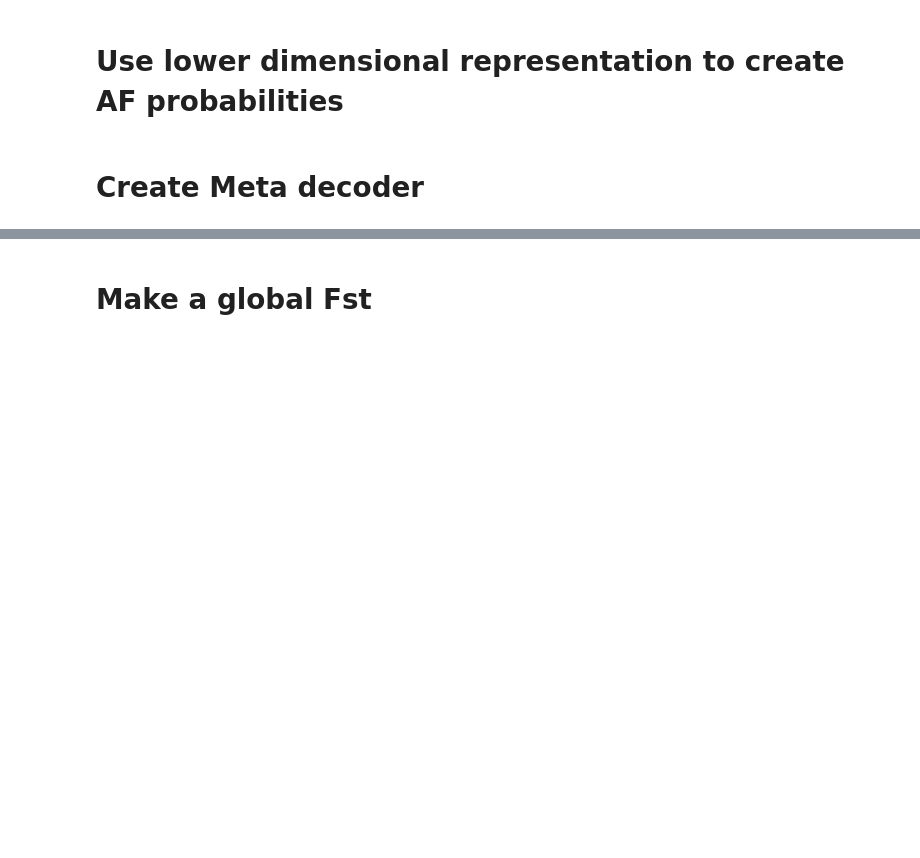
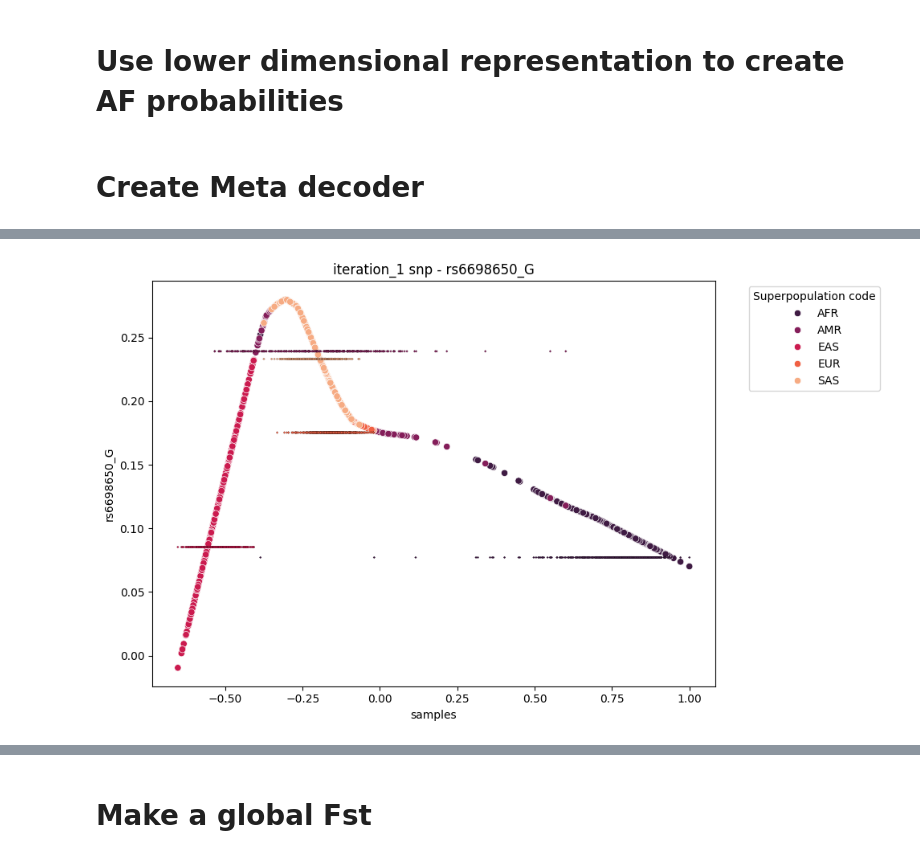
Before and after one commit to mat2m10/pca_projection, a Jupyter notebook: run_test.ipynb, the cells around one changed output, grey strips where cells are left out. Drawn from its saved outputs; the diff is of its cells as text; code cells hidden in the pictures; blank space fills up the shorter version.

Commit message:
PCA projection

```diff
--- a/run_test.ipynb
+++ b/run_test.ipynb
@@ -523,0 +502,18 @@ Running iteration 4 of projection 2
+# %%
+# Function to compute MAF per population
+def calculate_maf(df):
+    maf_results = {}
+
+    for pop in df['pop'].unique():
+        pop_df = df[df['pop'] == pop]  # Subset by population
+
+        # Count occurrences of each genotype
+        count_neg1 = (pop_df['rs6698650_G'] == -1).sum()  # Homozygous minor (-1)
+        count_0 = (pop_df['rs6698650_G'] == 0).sum()       # Heterozygous (0)
+        total = len(pop_df)  # Total number of individuals
+
+        # Compute MAF
+        maf = (count_neg1) / (total)
+        maf_results[pop] = maf
+
+    return maf_results
@@ -524,27 +522,57 @@ Running iteration 4 of projection 2
 # %%
-# Check the results of the MAFs estimated by the meta decoder
+path_projected_snps = f"{CONFIG['PATH_data']}/04_projected/"
+projections = [f for f in os.listdir(path_projected_snps) if f.startswith("projection")]
+for projection in projections[0:1]:
+    print(f"Running projection {projection}")
+    projection_nr = int(projection.split("_")[-1])
+    path_projection = f"{path_projected_snps}/{projection}/"
 
-central_dim  = pd.read_pickle(f"{CONFIG['PATH_data']}/iteration_1/concated_one_hot_dims.pkl")
-iterations = [f for f in os.listdir(f"{CONFIG['PATH_data']}") if f.startswith('iteration')]
-iterations.sort()
-for iteration in iterations[1:]:
-    print(iteration)
-    path_maf = f"{CONFIG['PATH_data']}/{iteration}/05_macro_estimated_AF/"
-    for chrom in [f for f in os.listdir(path_maf) if f.startswith('chrom')]:
-        path_p2 = f"{path_maf}/{chrom}/p2/"
-        chunks = [f for f in os.listdir(path_p2) if f.startswith('AFs')]
-        path_chrom = f"{path_maf}/{chrom}/"
-        for chunk in chunks:
-            min_AFs = pd.read_pickle(f"{path_chrom}/q2/{chunk}")
-            het_AFs = pd.read_pickle(f"{path_chrom}/2pq/{chunk}")
-            maj_AFs = pd.read_pickle(f"{path_chrom}/p2/{chunk}")
-            to_check = list(min_AFs.columns)[-1]
-            AFs = min_AFs[[to_check]].copy()
-            AFs['Superpopulation code'] = list(ids['Superpopulation code'])
-            AFs['Population code'] = list(ids['Population code'])
-            AFs['samples'] = list(central_dim['pop_0_PC1_dim_1'])
-            make_population_plot(AFs, 'samples', to_check,'Superpopulation code', f"{iteration} snp - {to_check}", palette = 'rocket')
 
-            #AFs = min_AFs + het_AFs + maj_AFs
-            #AFs.to_pickle(f"{path_chunk}/AFs_{chunk.split('.pkl')[0]}.pkl")
+    central_dim  = pd.read_pickle(f"{path_projection}/iteration_1/concated_one_hot_dims.pkl")
+    iterations = [f for f in os.listdir(f"{path_projection}") if f.startswith('iteration')]
+    iterations.sort()
+    for iteration in iterations:
+        print(iteration)
+        path_maf = f"{path_projection}/{iteration}/05_macro_estimated_AF/"
+        for chrom in [f for f in os.listdir(path_maf) if f.startswith('chrom')][0:1]:
+            path_p2 = f"{path_maf}/{chrom}/p2/"
+            blocks = [f for f in os.listdir(path_p2) if f.startswith('AFs')]
+            path_chrom = f"{path_maf}/{chrom}/"
+            for block in blocks[0:1]:
+                min_AFs = pd.read_pickle(f"{path_chrom}/q2/{block}")
+                het_AFs = pd.read_pickle(f"{path_chrom}/2pq/{block}")
+                maj_AFs = pd.read_pickle(f"{path_chrom}/p2/{block}")
+                path_snps = f"{path_projection}/04_ld_blocks/{chrom}/{block.split('AFs_')[1]}"
+                to_check = list(min_AFs.columns)[-1]
+                snps = pd.read_pickle(path_snps)[[to_check]]
+                snps['pop'] = list(ids['Superpopulation code'])
+
+                maf_per_population = calculate_maf(snps)
+                AFs = min_AFs[[to_check]].copy()
+                AFs['Superpopulation code'] = list(ids['Superpopulation code'])
+                AFs['Population code'] = list(ids['Population code'])
+                AFs['samples'] = list(central_dim['pop_0_PC1_dim_1'])
+                AFs['mafs'] = AFs['Superpopulation code'].map(maf_per_population)
+
+                AFs = AFs.loc[AFs['Superpopulation code'] != 'EUR,AFR']
+
+                plt = make_population_plot(AFs, 'samples', to_check,'Superpopulation code', f"{iteration} snp - {to_check}", palette = 'rocket')
+                ax = plt.gca()  # Get the current axis
+
+                # Overlay MAF values on top of the existing plot
+                # Overlay the MAF points
+                sns.scatterplot(
+                    data=AFs,
+                    x='samples',
+                    y='mafs',
+                    hue='Superpopulation code',
+                    palette='rocket',  # Different palette to differentiate
+                    marker='D',      # Diamond marker for visibility
+                    edgecolor='black',
+                    s=2,           # Adjust size for emphasis
+                    ax=ax,         # Ensure overlay is on the same plot
+                    legend=False
+                )
+
+                plt.show()
 # %% [output]
@@ -551,0 +581 @@ for iteration in iterations[1:]:
+[figure, added]
```
Also changed, not shown: parts of 6 cells of this notebook, 1 other file.
